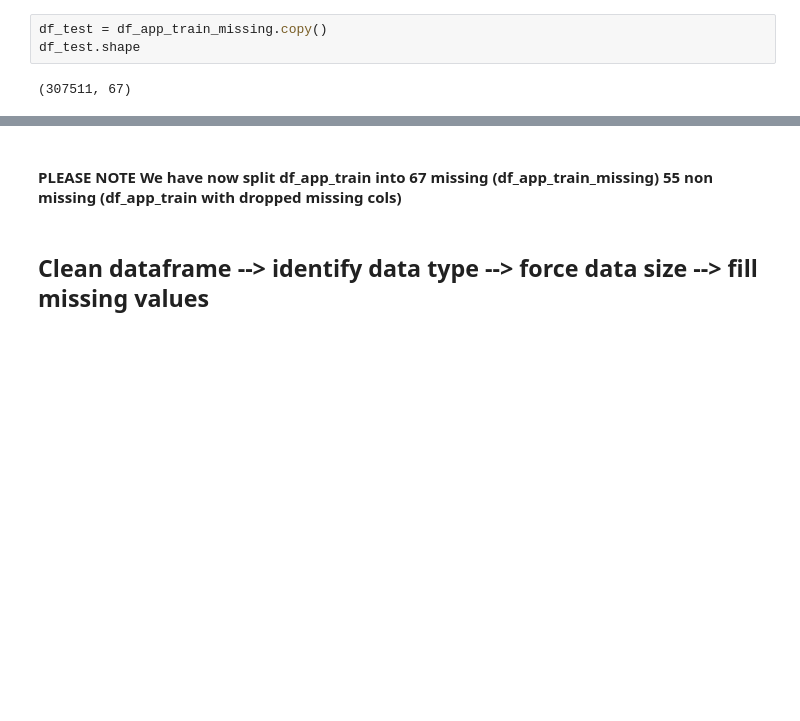
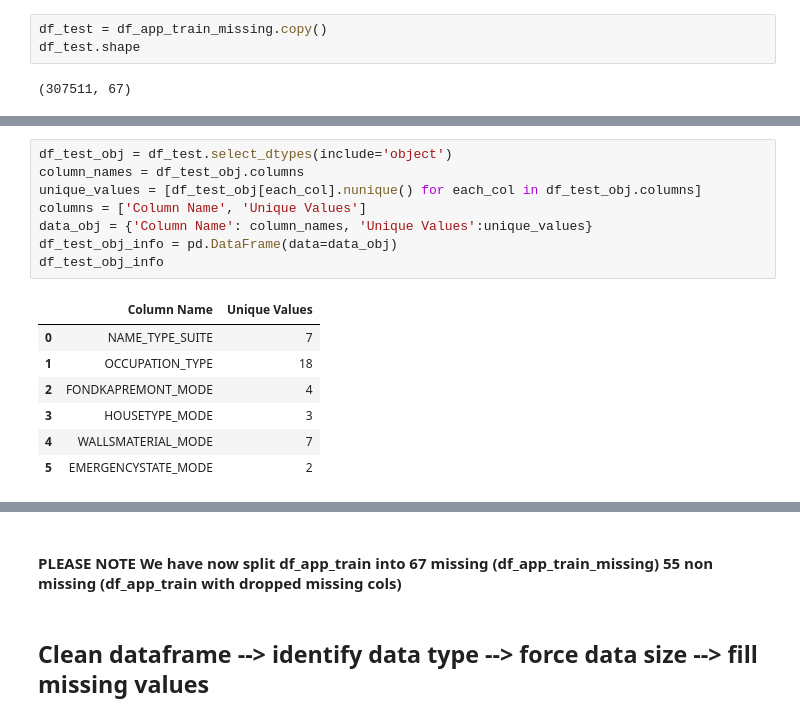
Before and after one commit to SoundBoySelecta/1261-HC, a Jupyter notebook: 13_02_2020.ipynb, the cells around one changed output, grey strips where cells are left out. Cells and saved outputs as stored; diff of their text form; blank space fills up the shorter version.

```diff
--- a/13_02_2020.ipynb
+++ b/13_02_2020.ipynb
@@ -186,0 +216,16 @@ df_test.shape
+# %%
+df_test_obj = df_test.select_dtypes(include='object')
+column_names = df_test_obj.columns
+unique_values = [df_test_obj[each_col].nunique() for each_col in df_test_obj.columns]
+columns = ['Column Name', 'Unique Values']
+data_obj = {'Column Name': column_names, 'Unique Values':unique_values}
+df_test_obj_info = pd.DataFrame(data=data_obj)
+df_test_obj_info
+# %% [output]
+|  | Column Name | Unique Values |
+| 0 | NAME_TYPE_SUITE | 7 |
+| 1 | OCCUPATION_TYPE | 18 |
+| 2 | FONDKAPREMONT_MODE | 4 |
+| 3 | HOUSETYPE_MODE | 3 |
+| 4 | WALLSMATERIAL_MODE | 7 |
+| 5 | EMERGENCYSTATE_MODE | 2 |
```
Also changed, not shown: parts of 8 cells of this notebook.
